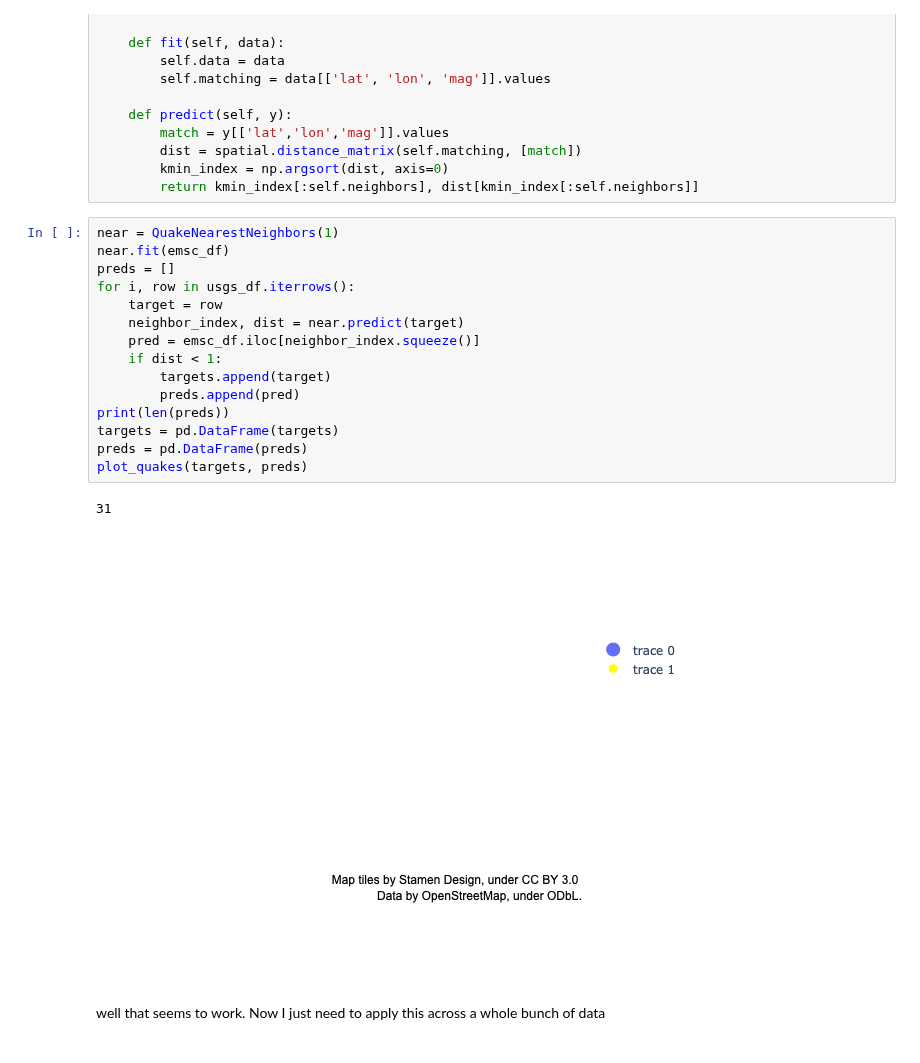
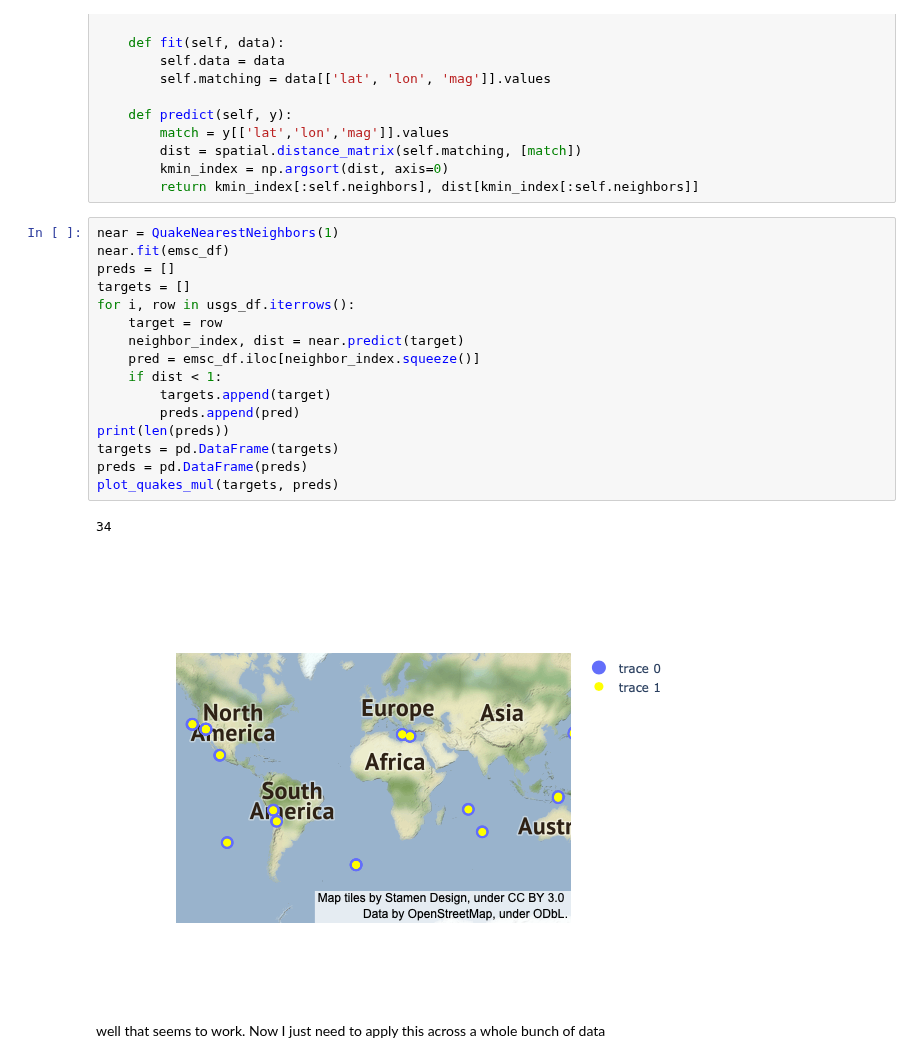
Before and after one commit to eyvonne/K_means, a Jupyter notebook: src/QuakeConnection.ipynb, the cells around one changed output. Cells and saved outputs as stored; diff of their text form.

```diff
--- a/src/QuakeConnection.ipynb
+++ b/src/QuakeConnection.ipynb
@@ -159,21 +242,22 @@ class QuakeNearestNeighbors():
 # %%
 near = QuakeNearestNeighbors(1)
 near.fit(emsc_df)
 preds = []
+targets = []
 for i, row in usgs_df.iterrows():
     target = row
     neighbor_index, dist = near.predict(target)
     pred = emsc_df.iloc[neighbor_index.squeeze()]
     if dist < 1:
         targets.append(target)
         preds.append(pred)
 print(len(preds))
 targets = pd.DataFrame(targets)
 preds = pd.DataFrame(preds)
-plot_quakes(targets, preds)
+plot_quakes_mul(targets, preds)
 # %% [output]
-31
+34
-[figure, old version]
+[figure, new version]
 # %% [markdown]
 well that seems to work. Now I just need to apply this across a whole bunch of data
 # %%
```
Also changed, not shown: parts of 6 cells of this notebook, 3 other files.
